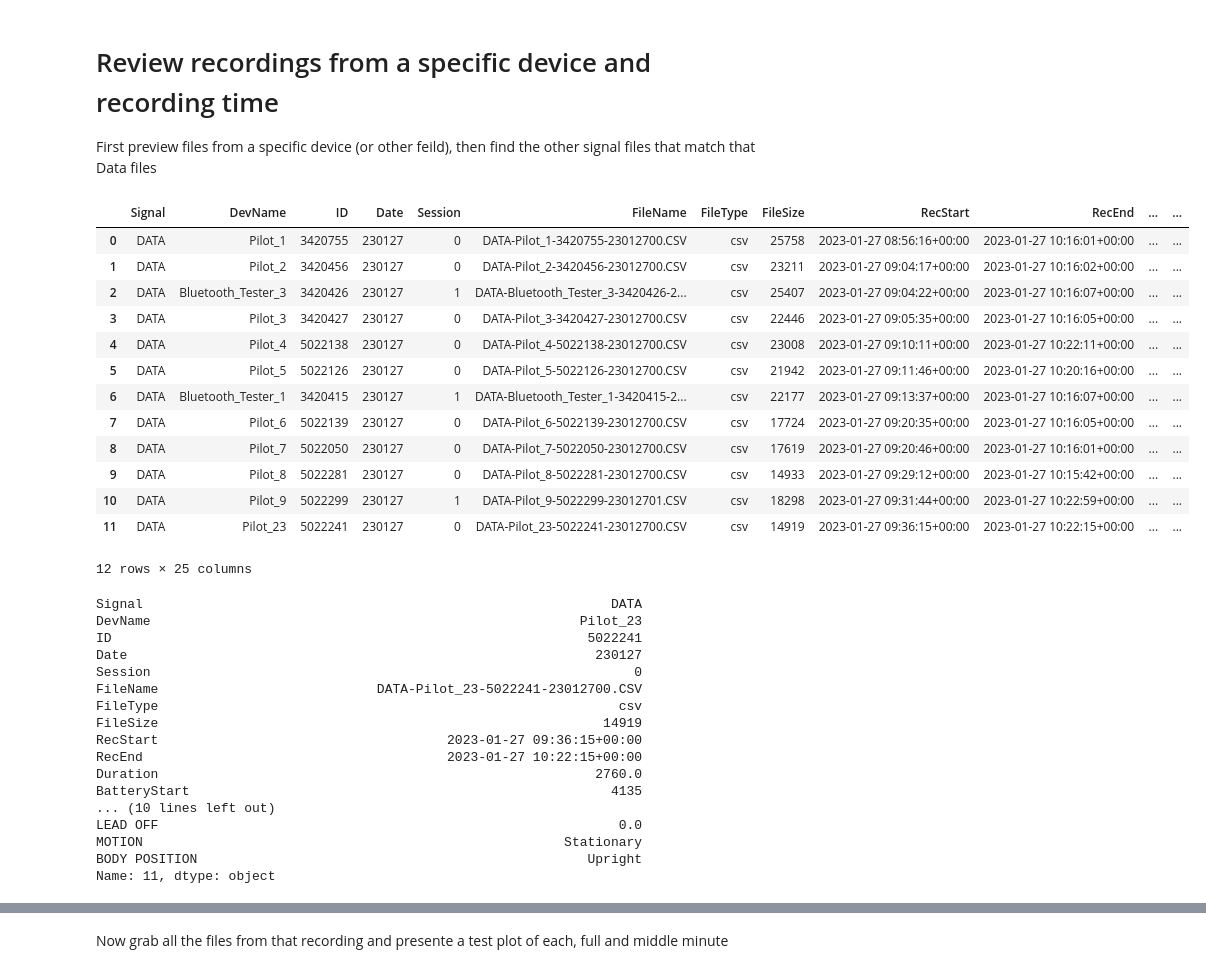
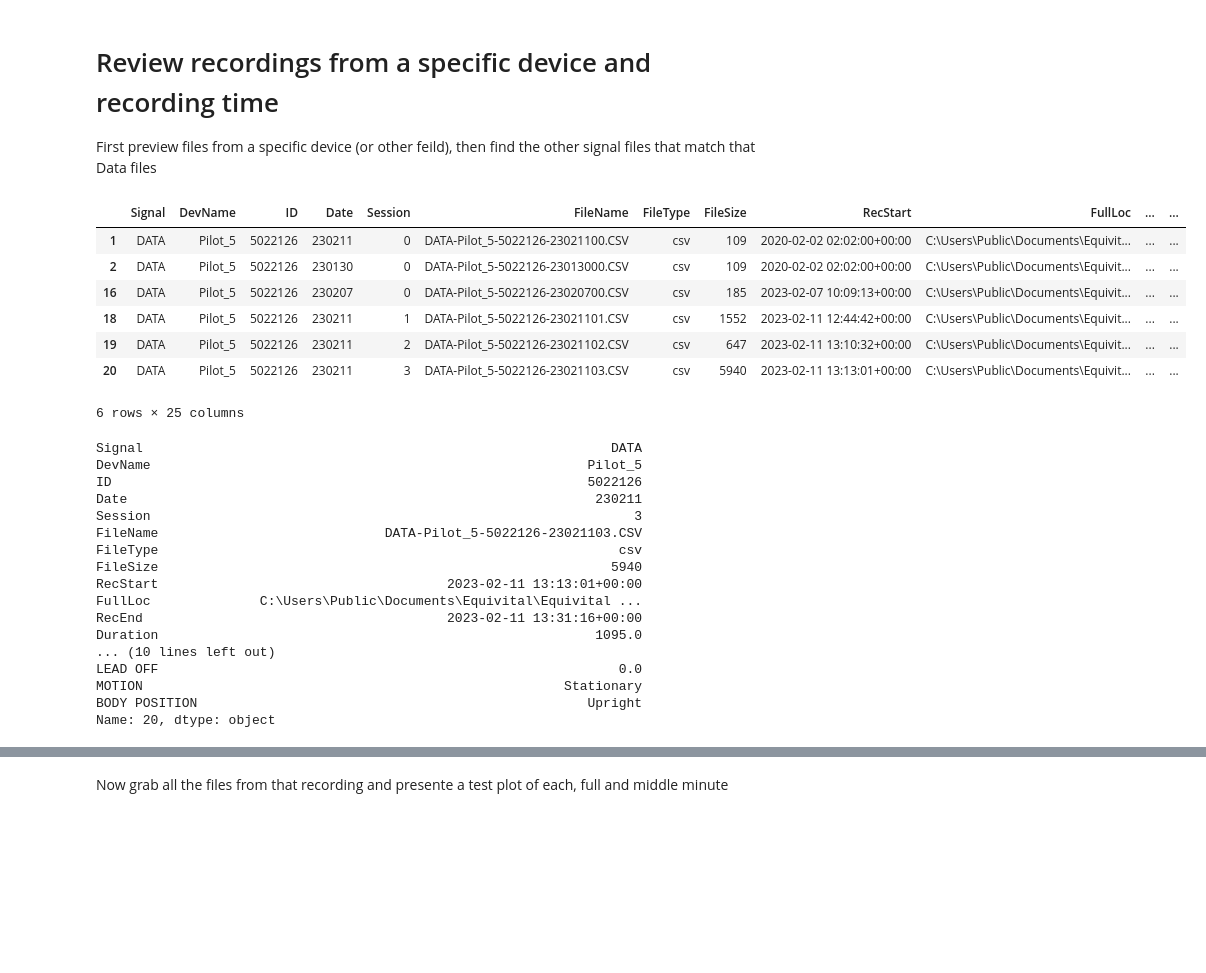
Before and after one commit to finn42/qiosk_processing, a Jupyter notebook: View_Equivital_Qiosk_Export.ipynb, the cells around one changed output, grey strips where cells are left out. Saved outputs shown, nothing was run; the diff lists cells and outputs as text; code cells hidden in the pictures; blank space fills up the shorter version.

```diff
--- a/View_Equivital_Qiosk_Export.ipynb
+++ b/View_Equivital_Qiosk_Export.ipynb
@@ -84,50 +117,44 @@ Number of DATA files: 12
 First preview files from a specific device (or other feild), then find the other signal files that match that Data files
 # %%
 # DATA files from one device, by the more reliable device ID numbr
-devN = 3420415
-#s_files=df_datafiles.loc[df_datafiles['ID'] == devN,:]
-s_files=df_datafiles.loc[df_datafiles['Date'] == 230127,:]
+devN = 5022126
+s_files=df_datafiles.loc[df_datafiles['ID'] == devN,:]
+#s_files=df_datafiles.loc[df_datafiles['Date'] == 230127,:]
 
 # t = pd.to_datetime('2023-01-27 10:30:00.00+0000')# V['DateTime'].iloc[int(len(V)/2)]
 # s_files=s_files.loc[s_files['RecStart']< t,:]
 s_files
 # %% [output]
-|  | Signal | DevName | ID | Date | Session | FileName | FileType | FileSize | RecStart | RecEnd | ... | ... |
-| 0 | DATA | Pilot_1 | 3420755 | 230127 | 0 | DATA-Pilot_1-3420755-23012700.CSV | csv | 25758 | 2023-01-27 08:56:16+00:00 | 2023-01-27 10:16:01+00:00 | ... | ... |
-| 1 | DATA | Pilot_2 | 3420456 | 230127 | 0 | DATA-Pilot_2-3420456-23012700.CSV | csv | 23211 | 2023-01-27 09:04:17+00:00 | 2023-01-27 10:16:02+00:00 | ... | ... |
-| 2 | DATA | Bluetooth_Tester_3 | 3420426 | 230127 | 1 | DATA-Bluetooth_Tester_3-3420426-2... | csv | 25407 | 2023-01-27 09:04:22+00:00 | 2023-01-27 10:16:07+00:00 | ... | ... |
-| 3 | DATA | Pilot_3 | 3420427 | 230127 | 0 | DATA-Pilot_3-3420427-23012700.CSV | csv | 22446 | 2023-01-27 09:05:35+00:00 | 2023-01-27 10:16:05+00:00 | ... | ... |
-| 4 | DATA | Pilot_4 | 5022138 | 230127 | 0 | DATA-Pilot_4-5022138-23012700.CSV | csv | 23008 | 2023-01-27 09:10:11+00:00 | 2023-01-27 10:22:11+00:00 | ... | ... |
-| 5 | DATA | Pilot_5 | 5022126 | 230127 | 0 | DATA-Pilot_5-5022126-23012700.CSV | csv | 21942 | 2023-01-27 09:11:46+00:00 | 2023-01-27 10:20:16+00:00 | ... | ... |
-| 6 | DATA | Bluetooth_Tester_1 | 3420415 | 230127 | 1 | DATA-Bluetooth_Tester_1-3420415-2... | csv | 22177 | 2023-01-27 09:13:37+00:00 | 2023-01-27 10:16:07+00:00 | ... | ... |
-| 7 | DATA | Pilot_6 | 5022139 | 230127 | 0 | DATA-Pilot_6-5022139-23012700.CSV | csv | 17724 | 2023-01-27 09:20:35+00:00 | 2023-01-27 10:16:05+00:00 | ... | ... |
-| 8 | DATA | Pilot_7 | 5022050 | 230127 | 0 | DATA-Pilot_7-5022050-23012700.CSV | csv | 17619 | 2023-01-27 09:20:46+00:00 | 2023-01-27 10:16:01+00:00 | ... | ... |
-| 9 | DATA | Pilot_8 | 5022281 | 230127 | 0 | DATA-Pilot_8-5022281-23012700.CSV | csv | 14933 | 2023-01-27 09:29:12+00:00 | 2023-01-27 10:15:42+00:00 | ... | ... |
-| 10 | DATA | Pilot_9 | 5022299 | 230127 | 1 | DATA-Pilot_9-5022299-23012701.CSV | csv | 18298 | 2023-01-27 09:31:44+00:00 | 2023-01-27 10:22:59+00:00 | ... | ... |
-| 11 | DATA | Pilot_23 | 5022241 | 230127 | 0 | DATA-Pilot_23-5022241-23012700.CSV | csv | 14919 | 2023-01-27 09:36:15+00:00 | 2023-01-27 10:22:15+00:00 | ... | ... |
+|  | Signal | DevName | ID | Date | Session | FileName | FileType | FileSize | RecStart | FullLoc | ... | ... |
+| 1 | DATA | Pilot_5 | 5022126 | 230211 | 0 | DATA-Pilot_5-5022126-23021100.CSV | csv | 109 | 2020-02-02 02:02:00+00:00 | C:\Users\Public\Documents\Equivit... | ... | ... |
+| 2 | DATA | Pilot_5 | 5022126 | 230130 | 0 | DATA-Pilot_5-5022126-23013000.CSV | csv | 109 | 2020-02-02 02:02:00+00:00 | C:\Users\Public\Documents\Equivit... | ... | ... |
+| 16 | DATA | Pilot_5 | 5022126 | 230207 | 0 | DATA-Pilot_5-5022126-23020700.CSV | csv | 185 | 2023-02-07 10:09:13+00:00 | C:\Users\Public\Documents\Equivit... | ... | ... |
+| 18 | DATA | Pilot_5 | 5022126 | 230211 | 1 | DATA-Pilot_5-5022126-23021101.CSV | csv | 1552 | 2023-02-11 12:44:42+00:00 | C:\Users\Public\Documents\Equivit... | ... | ... |
+| 19 | DATA | Pilot_5 | 5022126 | 230211 | 2 | DATA-Pilot_5-5022126-23021102.CSV | csv | 647 | 2023-02-11 13:10:32+00:00 | C:\Users\Public\Documents\Equivit... | ... | ... |
+| 20 | DATA | Pilot_5 | 5022126 | 230211 | 3 | DATA-Pilot_5-5022126-23021103.CSV | csv | 5940 | 2023-02-11 13:13:01+00:00 | C:\Users\Public\Documents\Equivit... | ... | ... |
-12 rows × 25 columns
+6 rows × 25 columns
 # %%
-fileN = 11
+fileN = 20
 eq_file_loc = s_files.loc[fileN,'FullLoc']
 print(s_files.loc[fileN,:])
 # %% [output]
 Signal                                                            DATA
-DevName                                                       Pilot_23
-ID                                                             5022241
-Date                                                            230127
-Session                                                              0
-FileName                            DATA-Pilot_23-5022241-23012700.CSV
+DevName                                                        Pilot_5
+ID                                                             5022126
+Date                                                            230211
+Session                                                              3
+FileName                             DATA-Pilot_5-5022126-23021103.CSV
 FileType                                                           csv
-FileSize                                                         14919
-RecStart                                     2023-01-27 09:36:15+00:00
-RecEnd                                       2023-01-27 10:22:15+00:00
-Duration                                                        2760.0
-BatteryStart                                                      4135
+FileSize                                                          5940
+RecStart                                     2023-02-11 13:13:01+00:00
+FullLoc              C:\Users\Public\Documents\Equivital\Equivital ...
+RecEnd                                       2023-02-11 13:31:16+00:00
+Duration                                                        1095.0
 ... (10 lines left out)
 LEAD OFF                                                           0.0
 MOTION                                                      Stationary
 BODY POSITION                                                  Upright
-Name: 11, dtype: object
+Name: 20, dtype: object
 # %%
 # Plot a quick view of the DATA file numeric fields
 V = pd.read_csv(eq_file_loc,skipinitialspace=True)
```
Also changed, not shown: parts of 8 cells of this notebook, 1 other file.
